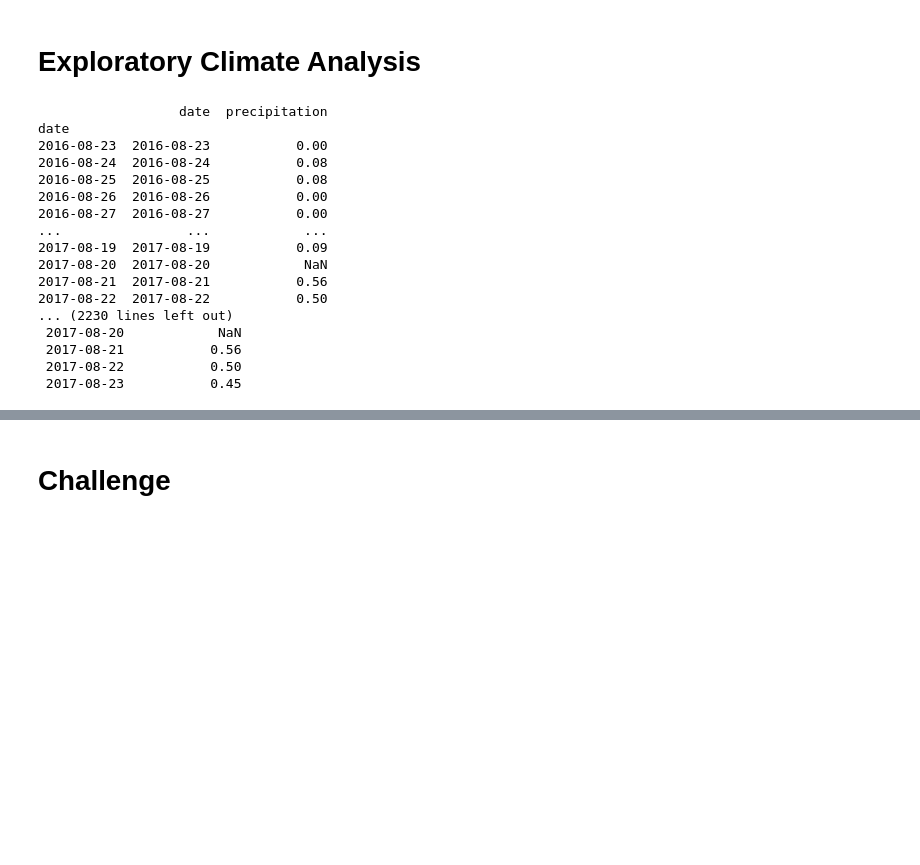
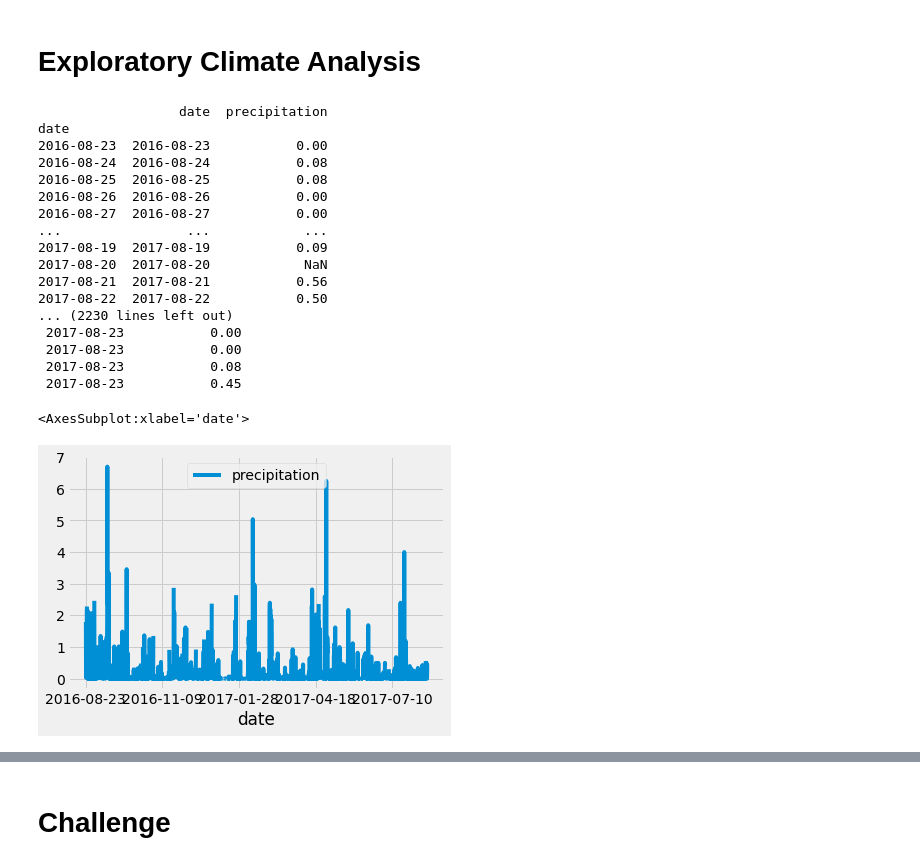
Before and after one commit to Njraman/Surfs_up, a Jupyter notebook: climate_analysis.ipynb, the cells around one changed output, grey strips where cells are left out. Drawn from its saved outputs; the diff is of its cells as text; code cells hidden in the pictures; blank space fills up the shorter version.

Commit message:
Precipitation analysis plot and summary statistics completed

```diff
--- a/climate_analysis.ipynb
+++ b/climate_analysis.ipynb
@@ -40,36 +40,40 @@ session = Session(engine)
 # %%
 # Design a query to retrieve the last 12 months of precipitation data and plot the results.
 #Starting from the last data point in the database.
 prev_year = dt.date(2017, 8, 23)
 # Calculate the date one year from the last date in data set.
 prev_year = dt.date(2017, 8, 23) - dt.timedelta(days=365)
 # Perform a query to retrieve the data and precipitation scores
 results = []
 # Save the query results as a Pandas DataFrame and set the index to the date column
 results = session.query(Measurement.date, Measurement.prcp).filter(Measurement.date >= prev_year).all()
 df = pd.DataFrame(results, columns=['date','precipitation'])
-# Sort the dataframe by date
 df.set_index(df['date'], inplace=True)
 print(df)
+# Sort the dataframe by date
+df = df.sort_index()
 print(df.to_string(index=False))
 # Use Pandas Plotting with Matplotlib to plot the data
+df.plot()
 # %% [output]
                   date  precipitation
 date
 2016-08-23  2016-08-23           0.00
 2016-08-24  2016-08-24           0.08
 2016-08-25  2016-08-25           0.08
 2016-08-26  2016-08-26           0.00
 2016-08-27  2016-08-27           0.00
 ...                ...            ...
 2017-08-19  2017-08-19           0.09
 2017-08-20  2017-08-20            NaN
 2017-08-21  2017-08-21           0.56
 2017-08-22  2017-08-22           0.50
 ... (2230 lines left out)
- 2017-08-20            NaN
- 2017-08-21           0.56
- 2017-08-22           0.50
+ 2017-08-23           0.00
+ 2017-08-23           0.00
+ 2017-08-23           0.08
  2017-08-23           0.45
+<AxesSubplot:xlabel='date'>
+[figure, added]
 # %%
 # Use Pandas to calcualte the summary statistics for the precipitation data
```
Also changed, not shown: parts of 1 cell of this notebook.
